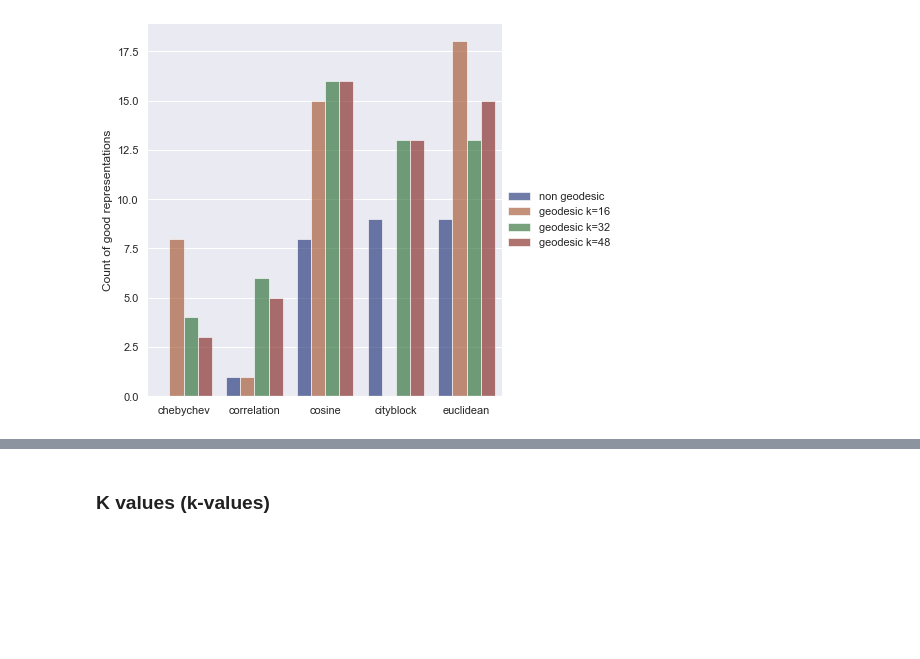
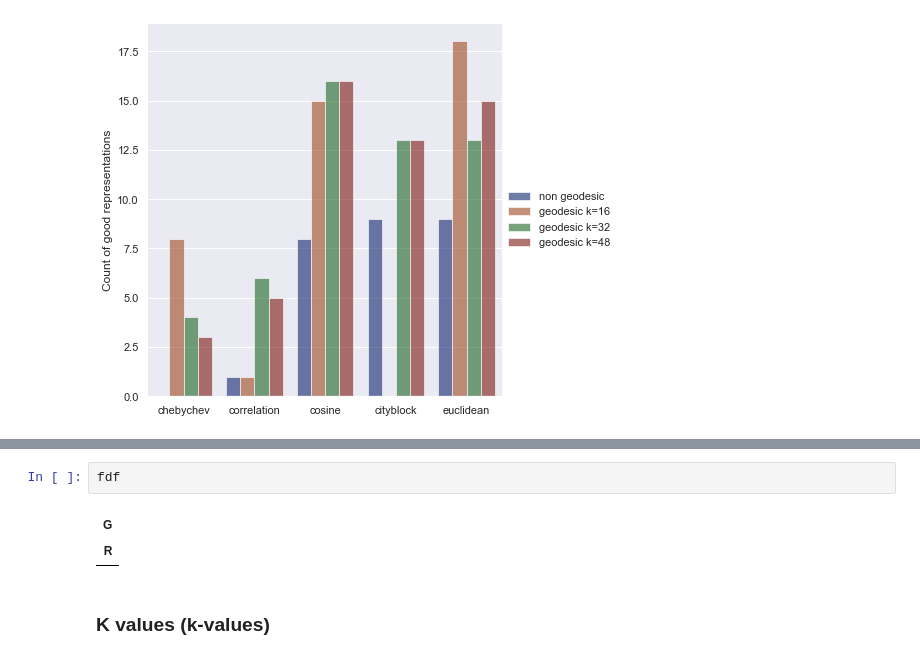
Before and after one commit to braindynamicslab/demapper, a Jupyter notebook: notebooks/evaluate_analysis_w3c.ipynb, the cells around one changed output, grey strips where cells are left out. Drawn from its saved outputs; the diff is of its cells as text; blank space fills up the shorter version.

```diff
--- a/notebooks/evaluate_analysis_w3c.ipynb
+++ b/notebooks/evaluate_analysis_w3c.ipynb
@@ -744,3 +913,8 @@ g.legend.set_title("")
+# %%
+fdf
+# %% [output]
+| G |
+| R |
 # %% [markdown]
 ### K values (k-values)
 # %%
```
Also changed, not shown: parts of 15 cells of this notebook, 6 other files.
